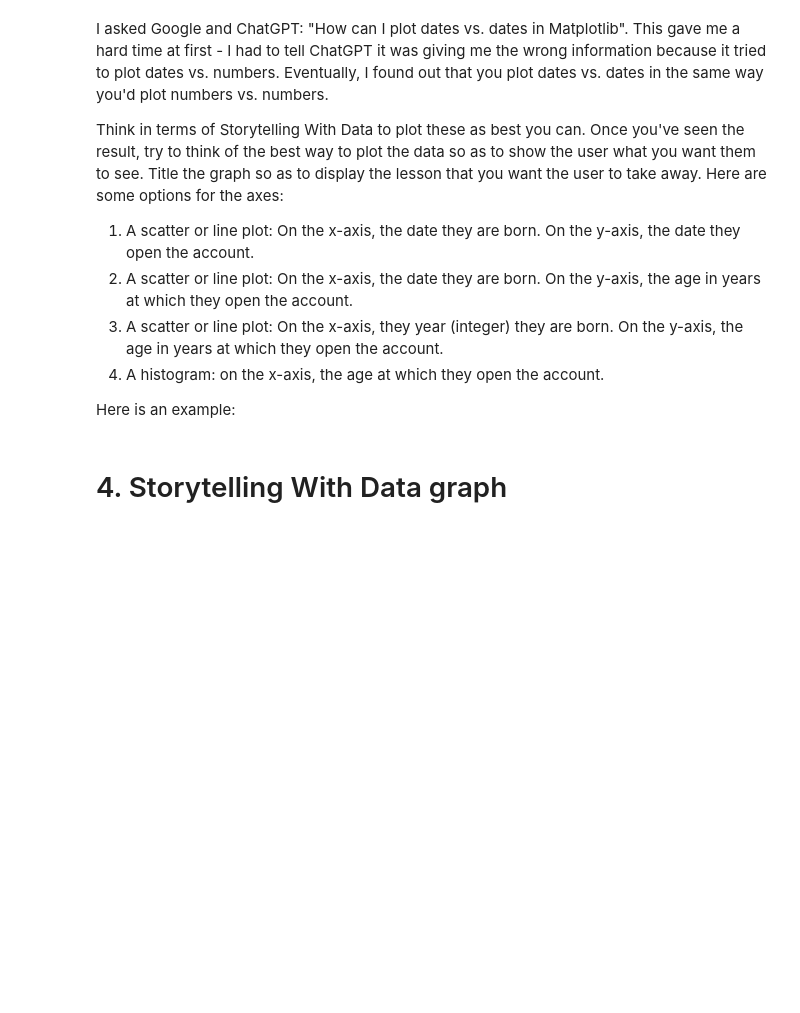
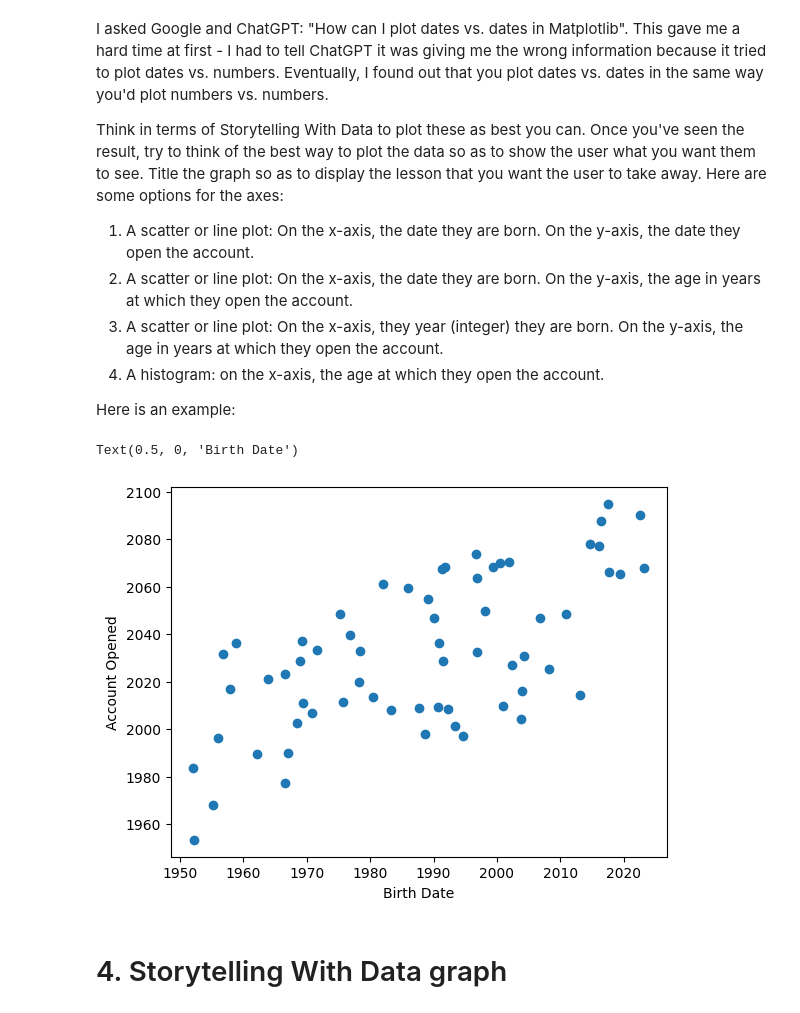
Before and after one commit to Haleymussary00/Module-B-semester-2, a Jupyter notebook: Week1.ipynb, the cells around one changed output. Cells and saved outputs as stored; diff of their text form; code cells hidden in the pictures; blank space fills up the shorter version.

```diff
--- a/Week1.ipynb
+++ b/Week1.ipynb
@@ -647,10 +685,13 @@ Here is an example:
 # %%
 import matplotlib.pyplot as plt
 
 ax = plt.gca() # get an "Axes" object to draw on; gca stands for "get current Axes"
-ax.scatter(df2["BirthDate"], df2["AccountOpened"]) # create a scatter plot based on these two dates
+ax.scatter(df_bank_datefix_account_age["BirthDate"], df_bank_datefix_account_age["AccountOpened"]) # create a scatter plot based on these two dates
 ax.set_ylabel("Account Opened") # label the y axis
 ax.set_xlabel("Birth Date") # label the x axis
+# %% [output]
+Text(0.5, 0, 'Birth Date')
+[figure, added]
 # %% [markdown]
 # 4. Storytelling With Data graph
 # %% [markdown]
```
Also changed, not shown: parts of 10 cells of this notebook.
